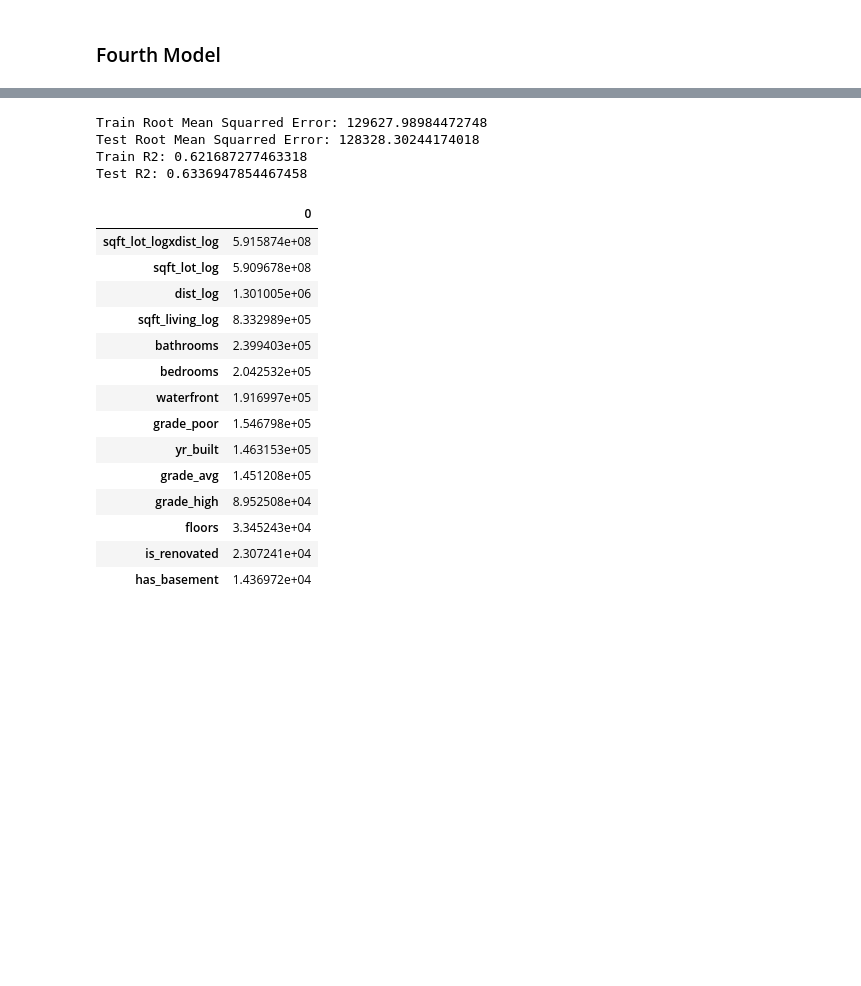
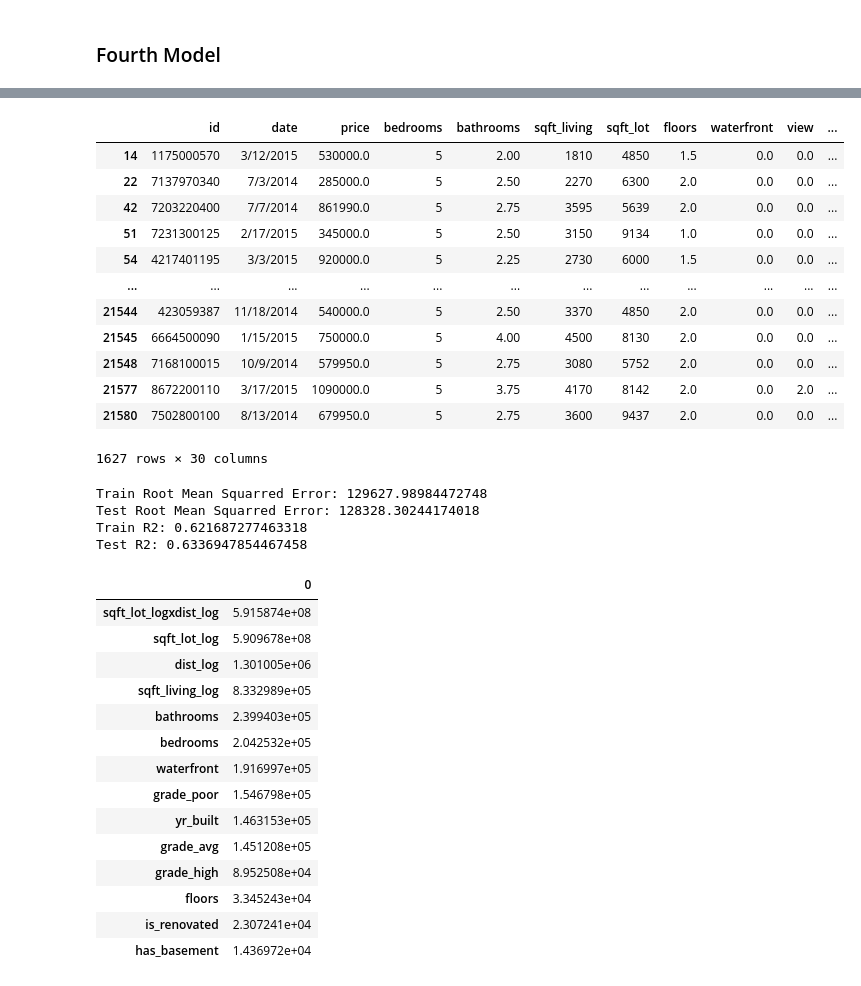
Before and after one commit to christisarv/linear-modeling-house-prices, a Jupyter notebook: Housing Data Model & Analysis.ipynb, the cells around one changed output, grey strips where cells are left out. Cells and saved outputs as stored; diff of their text form; code cells hidden in the pictures; blank space fills up the shorter version.

```diff
--- a/Housing Data Model & Analysis.ipynb
+++ b/Housing Data Model & Analysis.ipynb
@@ -590 +580,9 @@ X_third = pd.concat([new_X, grade_dummies], axis=1)
+# %%
+new_data['yrs_since_updated'] = 0
+
+for row in new_data.index:
+    if new_data['yr_renovated'][row] > new_data['yr_built'][row]:
+        new_data['yrs_since_updated'][row] = (2020 - new_data['yr_renovated'][row])
+    elif new_data['yr_renovated'][row] == 0:
+        new_data['yrs_since_updated'][row] = (2020 - new_data['yr_built'][row])
 # %%
@@ -717,3 +652,19 @@ coef_df.sort_values(by=[0], ascending=False)
+# %%
+new_data[new_data['bedrooms'] > 4]
+# %% [output]
+|  | id | date | price | bedrooms | bathrooms | sqft_living | sqft_lot | floors | waterfront | view | ... |
+| 14 | 1175000570 | 3/12/2015 | 530000.0 | 5 | 2.00 | 1810 | 4850 | 1.5 | 0.0 | 0.0 | ... |
+| 22 | 7137970340 | 7/3/2014 | 285000.0 | 5 | 2.50 | 2270 | 6300 | 2.0 | 0.0 | 0.0 | ... |
+| 42 | 7203220400 | 7/7/2014 | 861990.0 | 5 | 2.75 | 3595 | 5639 | 2.0 | 0.0 | 0.0 | ... |
+| 51 | 7231300125 | 2/17/2015 | 345000.0 | 5 | 2.50 | 3150 | 9134 | 1.0 | 0.0 | 0.0 | ... |
+| 54 | 4217401195 | 3/3/2015 | 920000.0 | 5 | 2.25 | 2730 | 6000 | 1.5 | 0.0 | 0.0 | ... |
+| ... | ... | ... | ... | ... | ... | ... | ... | ... | ... | ... | ... |
+| 21544 | 423059387 | 11/18/2014 | 540000.0 | 5 | 2.50 | 3370 | 4850 | 2.0 | 0.0 | 0.0 | ... |
+| 21545 | 6664500090 | 1/15/2015 | 750000.0 | 5 | 4.00 | 4500 | 8130 | 2.0 | 0.0 | 0.0 | ... |
+| 21548 | 7168100015 | 10/9/2014 | 579950.0 | 5 | 2.75 | 3080 | 5752 | 2.0 | 0.0 | 0.0 | ... |
+| 21577 | 8672200110 | 3/17/2015 | 1090000.0 | 5 | 3.75 | 4170 | 8142 | 2.0 | 0.0 | 2.0 | ... |
+| 21580 | 7502800100 | 8/13/2014 | 679950.0 | 5 | 2.75 | 3600 | 9437 | 2.0 | 0.0 | 0.0 | ... |
+1627 rows × 30 columns
 # %%
 # X_train, X_test, y_train, y_test = train_test_split(X_third, y, test_size=0.25, random_state=20)
 # scaler = MinMaxScaler()
```
Also changed, not shown: parts of 23 cells of this notebook, 1 other file.
